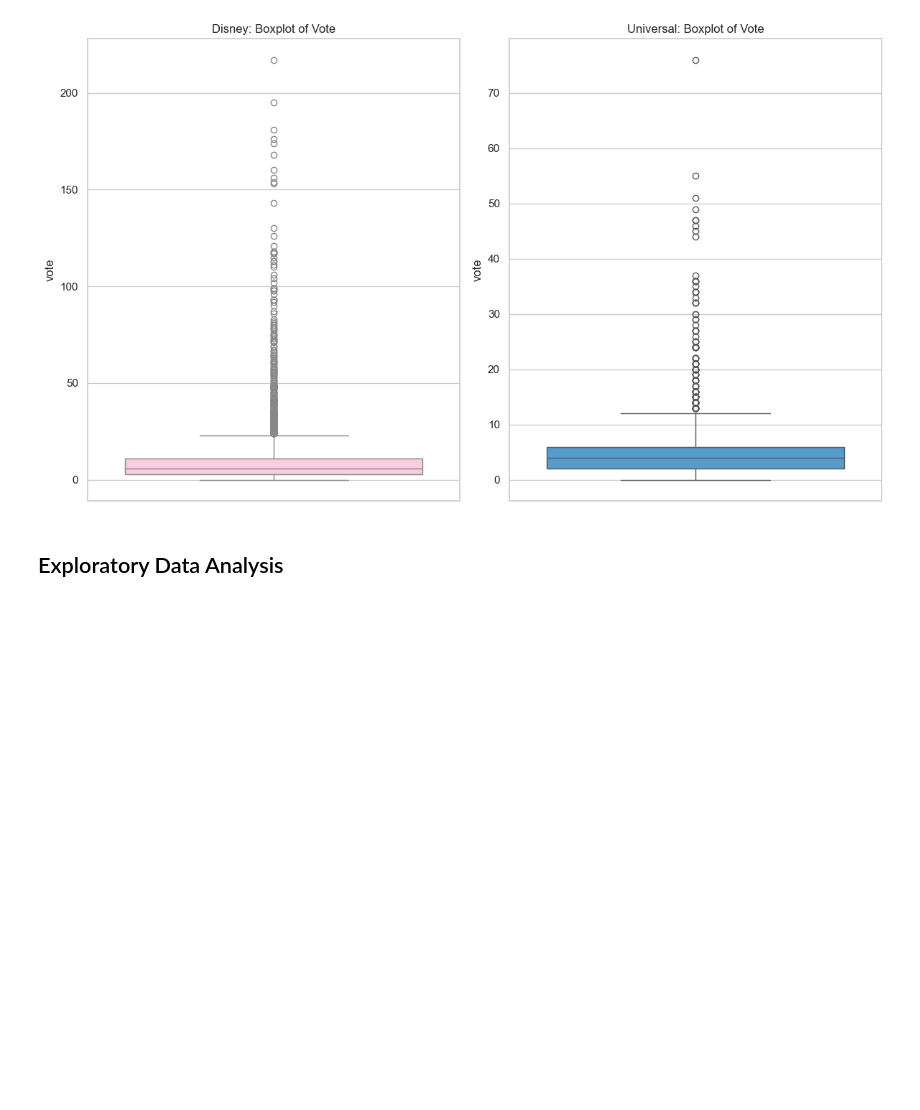
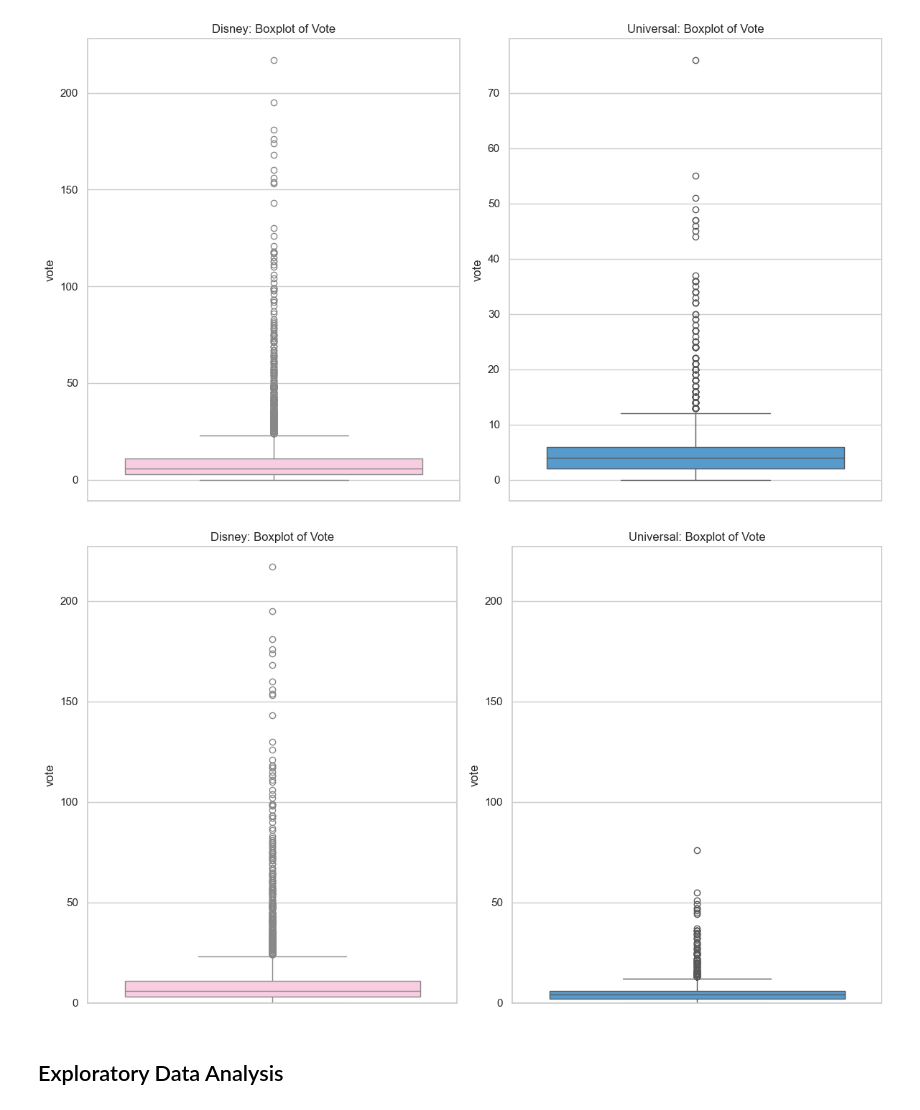
Before and after one commit to jean4b/Project3_Web-API-and-NLP, a Jupyter notebook: Code/Project3_Web API & NLP EDA and Data Cleaning.ipynb, the cells around one changed output. Saved outputs shown, nothing was run; the diff lists cells and outputs as text; code cells hidden in the pictures; blank space fills up the shorter version.

```diff
--- a/Project3_Web API & NLP EDA and Data Cleaning.ipynb
+++ b/Code/Project3_Web API & NLP EDA and Data Cleaning.ipynb
@@ -184,5 +181,30 @@ plt.savefig('boxplot.png')
 # %% [output]
 [figure]
+# %%
+
+# Determine the common y-axis limits for both datasets
+common_y_limit = max(disney_df['vote'].max(), universal_df['vote'].max()) + 10
+
+# Create a figure with two subplots side by side
+plt.figure(figsize=(12, 7))
+
+# Create the first subplot for Disney DataFrame
+plt.subplot(1, 2, 1)
+sns.boxplot(data=disney_df, y='vote', color='#ffc5e0')
+plt.title('Disney: Boxplot of Vote')
+plt.ylim(0, common_y_limit)  # Set the same y-axis limits for both subplots
+
+# Create the second subplot for Universal DataFrame
+plt.subplot(1, 2, 2)
+sns.boxplot(data=universal_df, y='vote', color='#439ee1')
+plt.title('Universal: Boxplot of Vote')
+plt.ylim(0, common_y_limit)  # Set the same y-axis limits for both subplots
+
+# Adjust layout for better spacing (optional)
+plt.tight_layout()
+plt.savefig('boxplot.png')
+# %% [output]
+[figure, added]
 # %%
 # Drop null NaN values from text and title columns from disney and universal data
 disney_df.dropna(subset=['text', 'title'], inplace=True)
```
Also changed, not shown: parts of 5 cells of this notebook, 6 other files.
